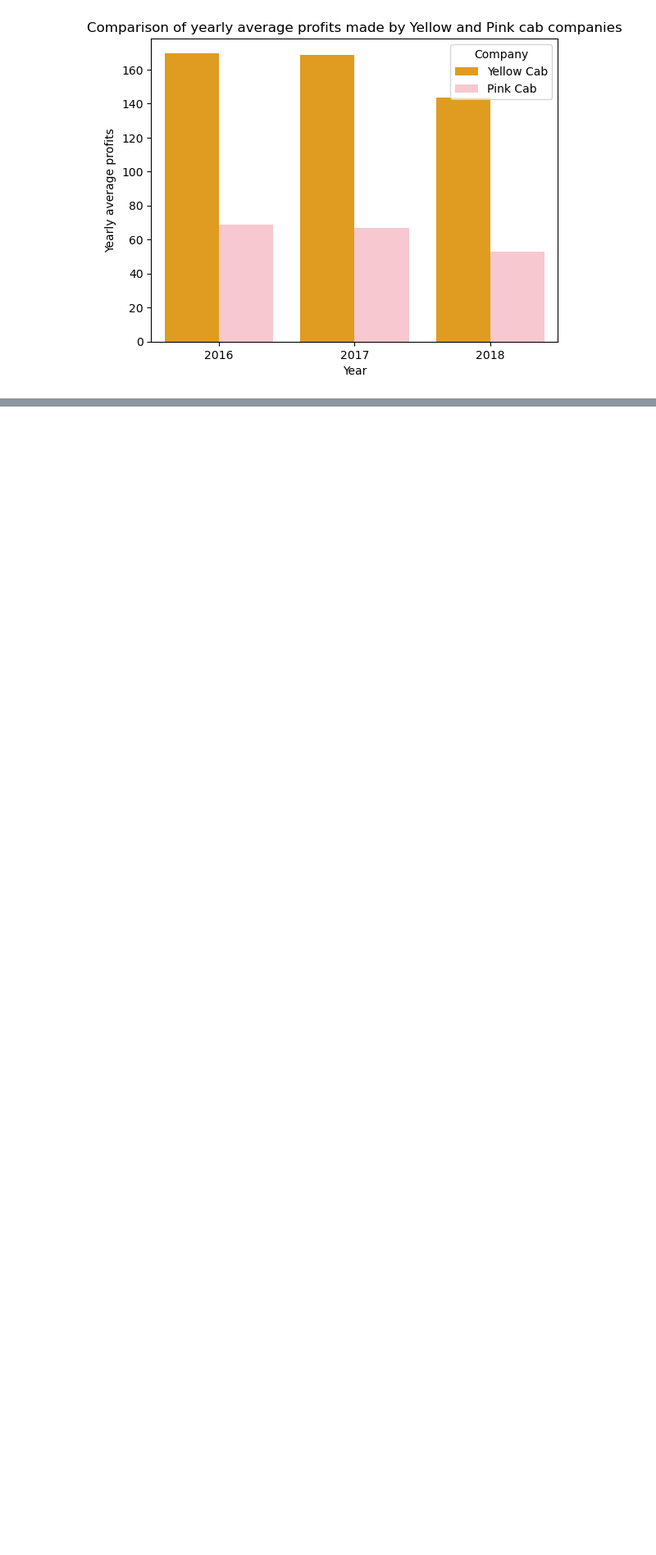
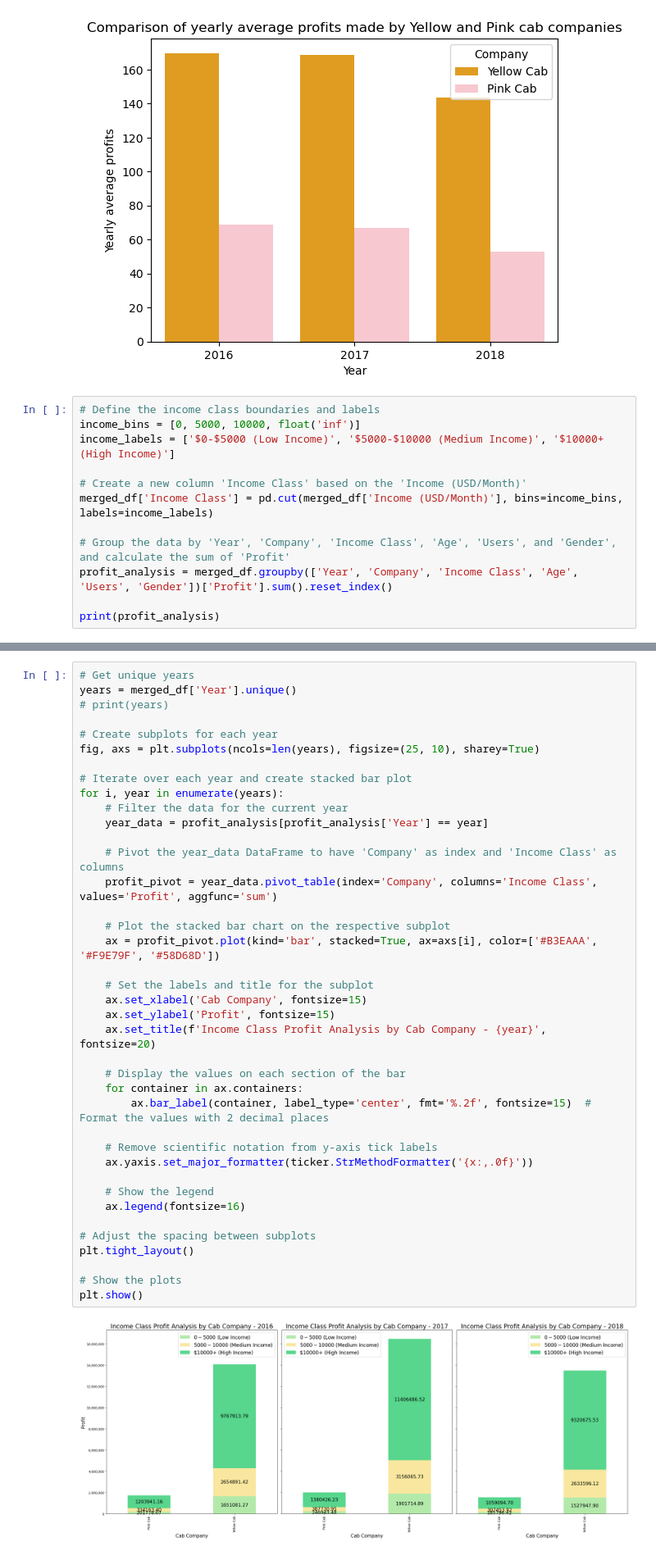
Before and after one commit to ZohraB612/Data_Glacier, a Jupyter notebook: Week2/Week 2 - Cab Investment Firm Case.ipynb, the cells around one changed output, grey strips where cells are left out. Shown at 82% size. Drawn from its saved outputs; the diff is of its cells as text; blank space fills up the shorter version.

```diff
--- a/Week2/Week 2 - Cab Investment Firm Case.ipynb
+++ b/Week2/Week 2 - Cab Investment Firm Case.ipynb
@@ -419,3 +663,15 @@ plt.ylabel('Yearly average profits')
 plt.show()
 # %% [output]
 [figure]
+# %%
+# Define the income class boundaries and labels
+income_bins = [0, 5000, 10000, float('inf')]
+income_labels = ['$0-$5000 (Low Income)', '$5000-$10000 (Medium Income)', '$10000+ (High Income)']
+
+# Create a new column 'Income Class' based on the 'Income (USD/Month)'
+merged_df['Income Class'] = pd.cut(merged_df['Income (USD/Month)'], bins=income_bins, labels=income_labels)
+
+# Group the data by 'Year', 'Company', 'Income Class', 'Age', 'Users', and 'Gender', and calculate the sum of 'Profit'
+profit_analysis = merged_df.groupby(['Year', 'Company', 'Income Class', 'Age', 'Users', 'Gender'])['Profit'].sum().reset_index()
+
+print(profit_analysis)
@@ -421,0 +693,41 @@ plt.show()
+# %%
+# Get unique years
+years = merged_df['Year'].unique()
+# print(years)
+
+# Create subplots for each year
+fig, axs = plt.subplots(ncols=len(years), figsize=(25, 10), sharey=True)
+
+# Iterate over each year and create stacked bar plot
+for i, year in enumerate(years):
+    # Filter the data for the current year
+    year_data = profit_analysis[profit_analysis['Year'] == year]
+
+    # Pivot the year_data DataFrame to have 'Company' as index and 'Income Class' as columns
+    profit_pivot = year_data.pivot_table(index='Company', columns='Income Class', values='Profit', aggfunc='sum')
+
+    # Plot the stacked bar chart on the respective subplot
+    ax = profit_pivot.plot(kind='bar', stacked=True, ax=axs[i], color=['#B3EAAA', '#F9E79F', '#58D68D'])
+
+    # Set the labels and title for the subplot
+    ax.set_xlabel('Cab Company', fontsize=15)
+    ax.set_ylabel('Profit', fontsize=15)
+    ax.set_title(f'Income Class Profit Analysis by Cab Company - {year}', fontsize=20)
+
+    # Display the values on each section of the bar
+    for container in ax.containers:
+        ax.bar_label(container, label_type='center', fmt='%.2f', fontsize=15)  # Format the values with 2 decimal places
+
+    # Remove scientific notation from y-axis tick labels
+    ax.yaxis.set_major_formatter(ticker.StrMethodFormatter('{x:,.0f}'))
+
+    # Show the legend
+    ax.legend(fontsize=16)
+
+# Adjust the spacing between subplots
+plt.tight_layout()
+
+# Show the plots
+plt.show()
+# %% [output]
+[figure, added]
```
Also changed, not shown: parts of 42 cells of this notebook, 3 other files.
